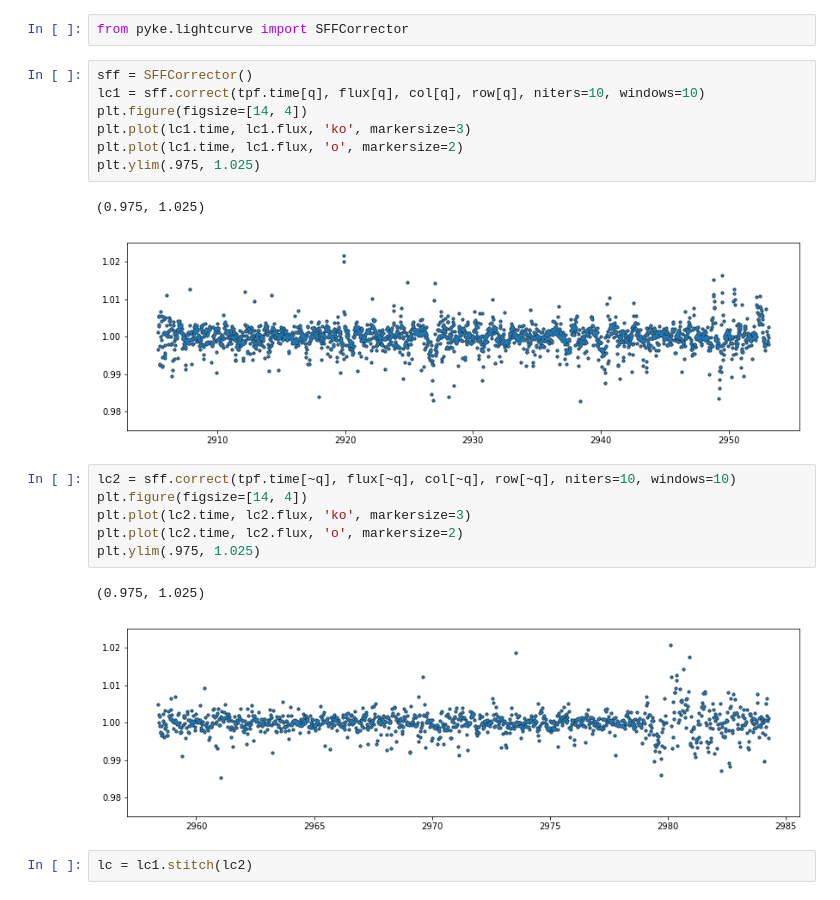
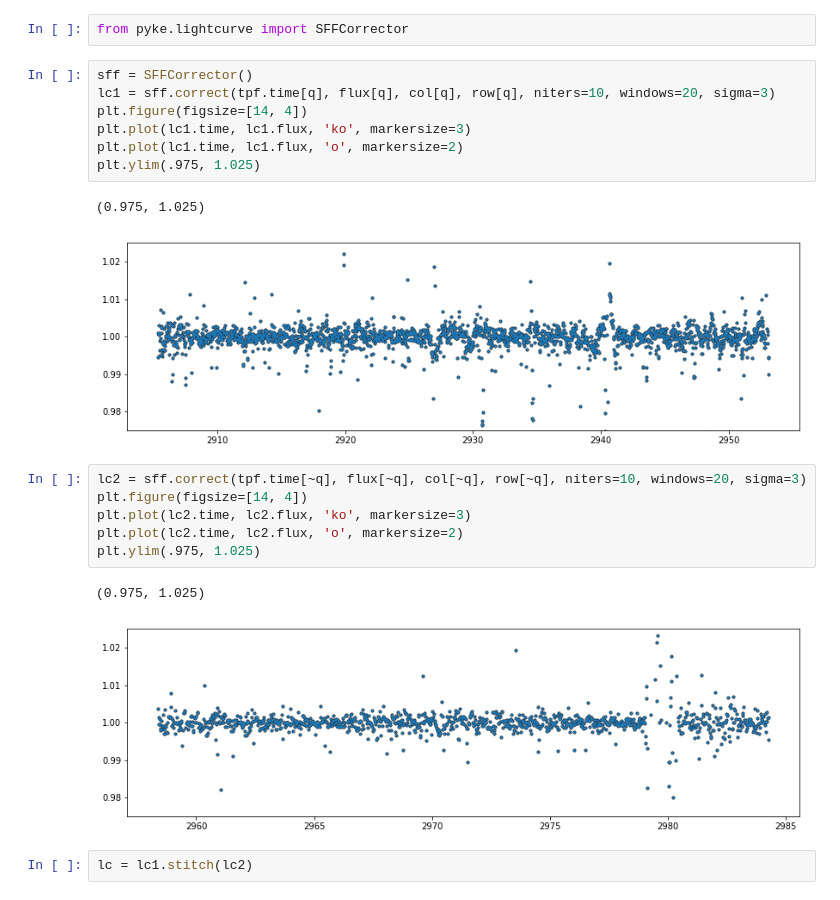
Before and after one commit to KeplerGO/pyke, a Jupyter notebook: docs/source/tutorials/ipython_notebooks/motion-correction/trappist1.ipynb, the cells around one changed output. Saved outputs shown, nothing was run; the diff lists cells and outputs as text.

```diff
--- a/docs/source/tutorials/ipython_notebooks/motion-correction/trappist1.ipynb
+++ b/docs/source/tutorials/ipython_notebooks/motion-correction/trappist1.ipynb
@@ -69,23 +69,23 @@ np.warnings.filterwarnings('ignore')
 from pyke.lightcurve import SFFCorrector
 # %%
 sff = SFFCorrector()
-lc1 = sff.correct(tpf.time[q], flux[q], col[q], row[q], niters=10, windows=10)
+lc1 = sff.correct(tpf.time[q], flux[q], col[q], row[q], niters=10, windows=20, sigma=3)
 plt.figure(figsize=[14, 4])
 plt.plot(lc1.time, lc1.flux, 'ko', markersize=3)
 plt.plot(lc1.time, lc1.flux, 'o', markersize=2)
 plt.ylim(.975, 1.025)
 # %% [output]
 (0.975, 1.025)
-[figure, old version]
+[figure, new version]
 # %%
-lc2 = sff.correct(tpf.time[~q], flux[~q], col[~q], row[~q], niters=10, windows=10)
+lc2 = sff.correct(tpf.time[~q], flux[~q], col[~q], row[~q], niters=10, windows=20, sigma=3)
 plt.figure(figsize=[14, 4])
 plt.plot(lc2.time, lc2.flux, 'ko', markersize=3)
 plt.plot(lc2.time, lc2.flux, 'o', markersize=2)
 plt.ylim(.975, 1.025)
 # %% [output]
 (0.975, 1.025)
-[figure, old version]
+[figure, new version]
 # %%
 lc = lc1.stitch(lc2)
 # %%
```
Also changed, not shown: parts of 8 cells of this notebook.
